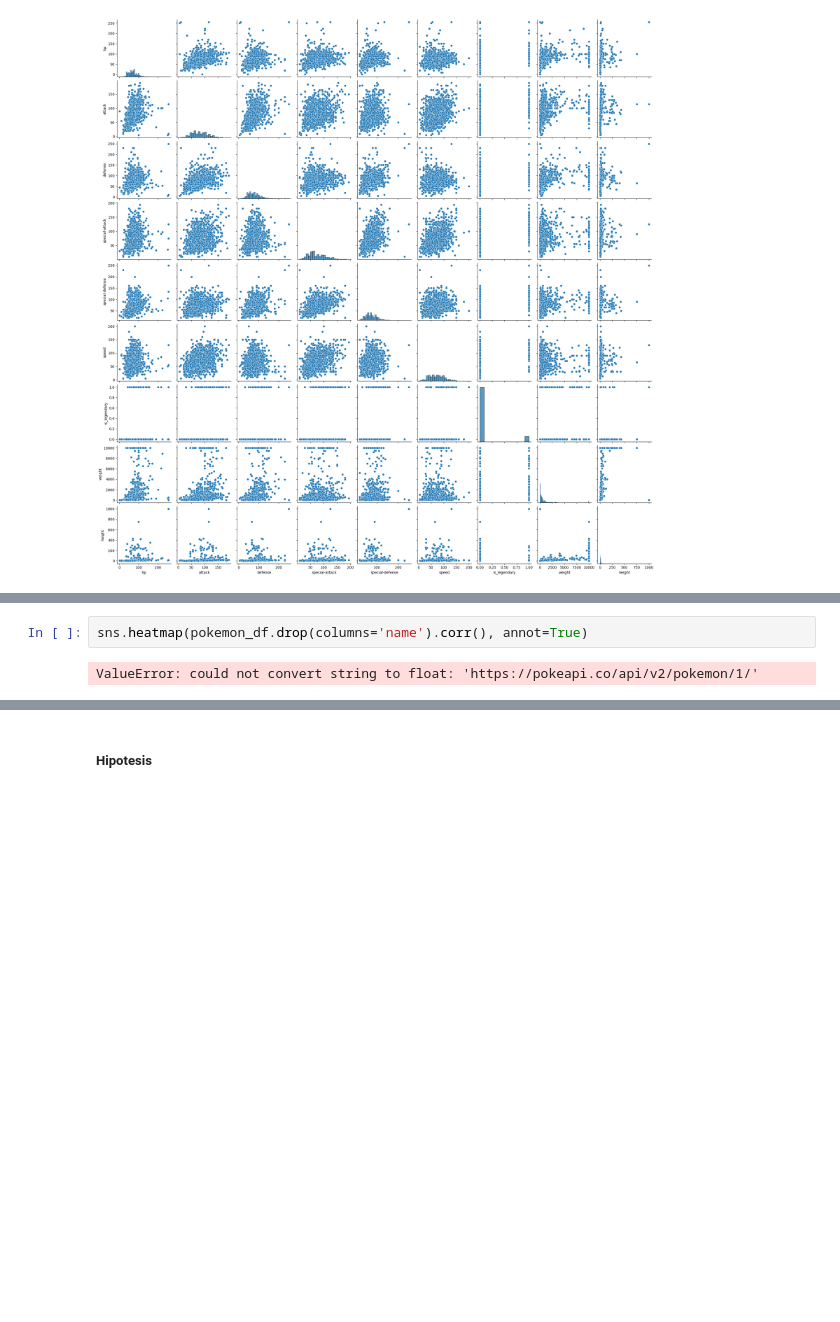
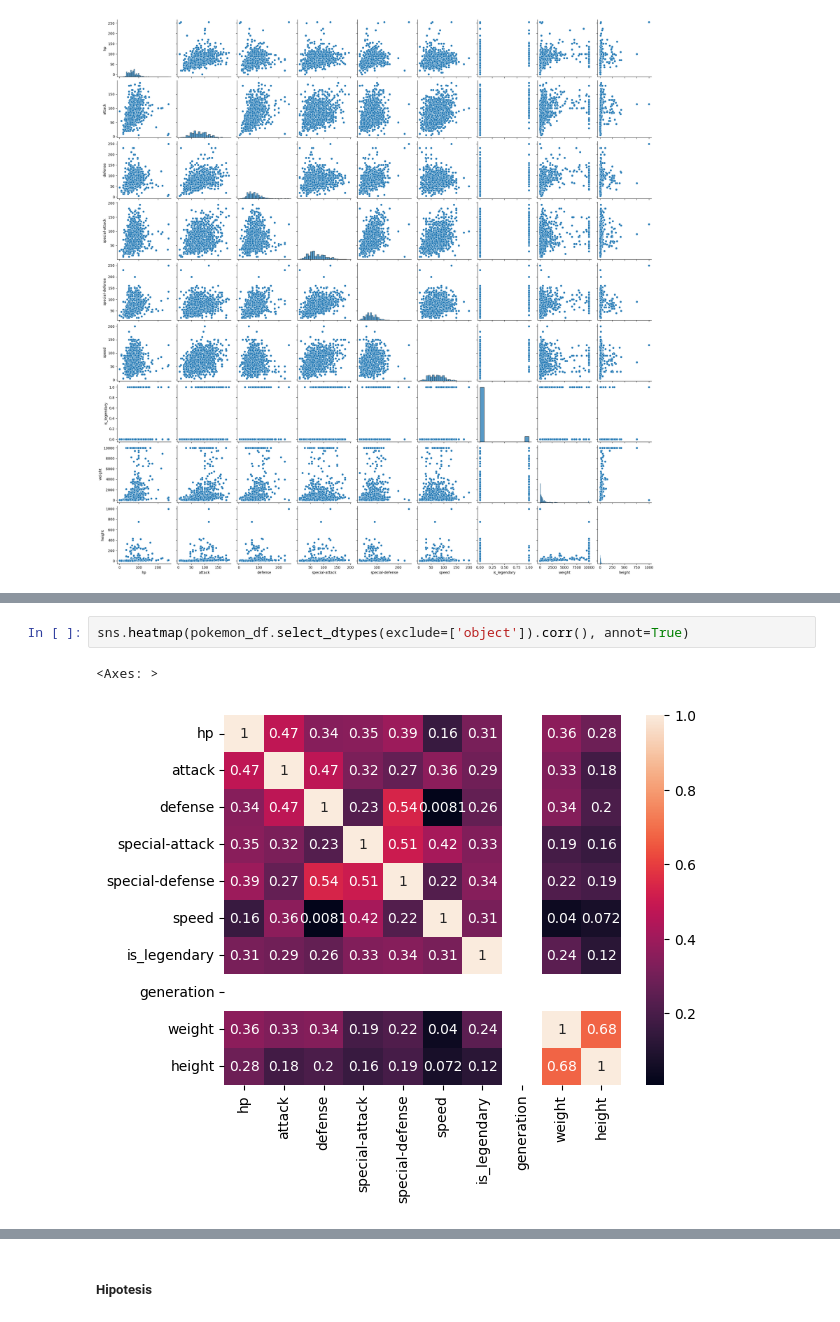
Before and after one commit to LMXCC79/DS_PT_09_2023, a Jupyter notebook: Data_Analysis/4-API/Teoría/API.ipynb, the cells around one changed output, grey strips where cells are left out. Cells and saved outputs as stored; diff of their text form; blank space fills up the shorter version.

```diff
--- a/Data_Analysis/4-API/Teoría/API.ipynb
+++ b/Data_Analysis/4-API/Teoría/API.ipynb
@@ -379,4 +402,5 @@ sns.pairplot(pokemon_df)
 # %%
-sns.heatmap(pokemon_df.drop(columns='name').corr(), annot=True)
+sns.heatmap(pokemon_df.select_dtypes(exclude=['object']).corr(), annot=True)
 # %% [output]
-ValueError: could not convert string to float: 'https://pokeapi.co/api/v2/pokemon/1/'
+<Axes: >
+[figure, added]
```
Also changed, not shown: parts of 6 cells of this notebook, 7 other files.
